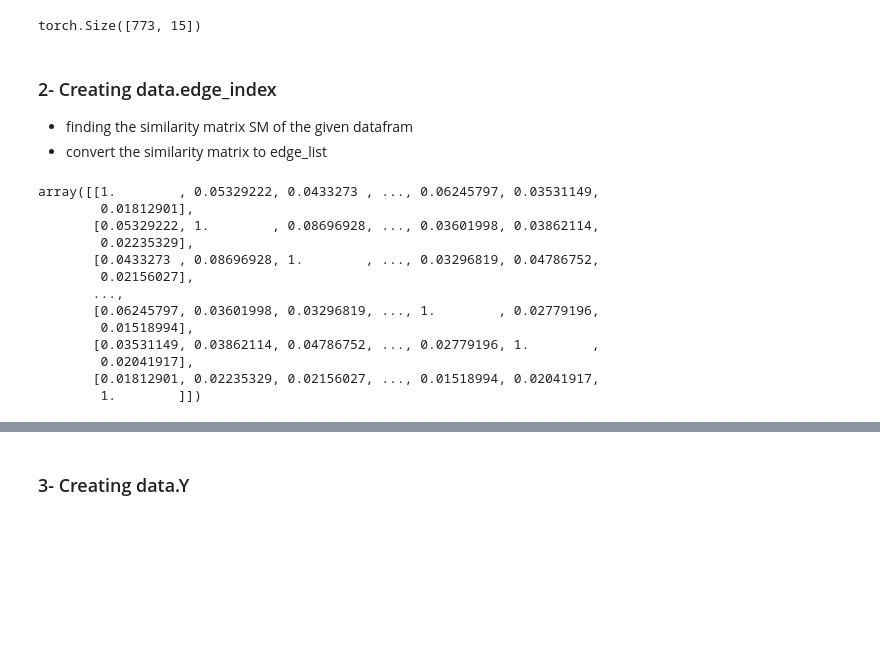
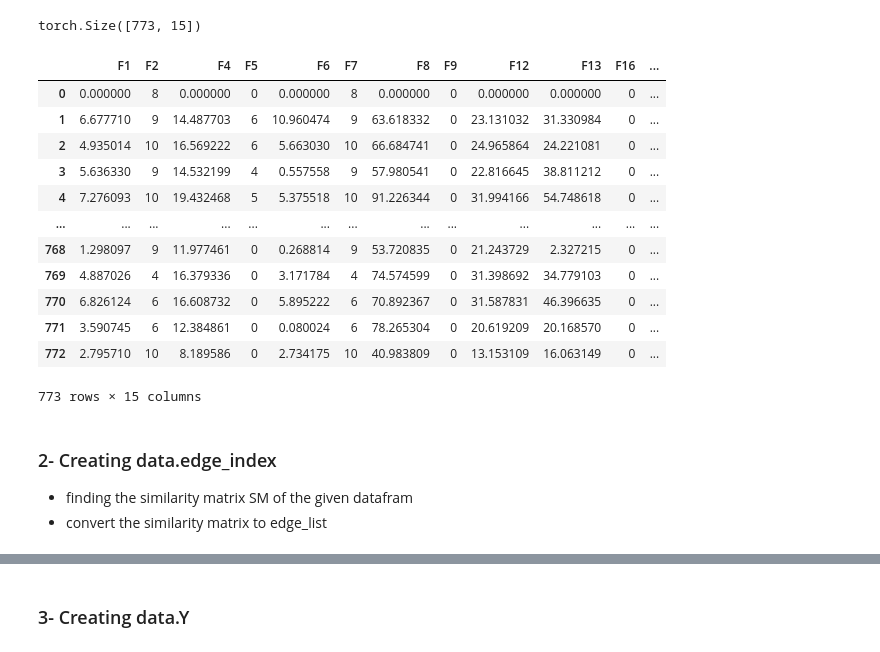
Before and after one commit to almusawiaf/PSG-SAGEConv, a Jupyter notebook: PSG_GNN.ipynb, the cells around one changed output, grey strips where cells are left out. Drawn from its saved outputs; the diff is of its cells as text; code cells hidden in the pictures; blank space fills up the shorter version.

```diff
--- a/PSG_GNN.ipynb
+++ b/PSG_GNN.ipynb
@@ -61,5 +61,5 @@ def split_mask(n, tr=0.8, vl=0.1, ts=0.1):
 # %% [markdown]
 # Reading Lung dataset
 # %%
-path = 'E:\VCU 2023\PSN Patient Similarity Network\GraphAugmentation'
-original_lung = pd.read_csv(f'{path}/data/Lung/numerical.csv', index_col=0)
+original_lung = pd.read_csv(f'data/raw/numerical.csv', index_col=0)
+original_lung
@@ -75,6 +89,7 @@ Lung = dropping_cols(Lung)
 
 # Imputing the NaN values to the mean
 features_to_impute = [i for i in list(Lung.columns) if i not in ['F11', 'F20','F21','F22']]
-print(features_to_impute)
-Lung[features_to_impute] = Lung[features_to_impute].fillna(Lung[features_to_impute].mean())
-Lung.to_csv('data/raw/Lung.csv')
+# print(features_to_impute)
+# Lung[features_to_impute] = Lung[features_to_impute].fillna(Lung[features_to_impute].mean())
+Lung[features_to_impute] = Lung[features_to_impute].fillna(0)
+# Lung.to_csv('data/raw/Lung.csv')
@@ -104,24 +117,23 @@ X[0]
 X = X.to(torch.float32)
 # %% [output]
 torch.Size([773, 15])
+# %%
+df
+# %% [output]
+|  | F1 | F2 | F4 | F5 | F6 | F7 | F8 | F9 | F12 | F13 | F16 | ... |
+| 0 | 0.000000 | 8 | 0.000000 | 0 | 0.000000 | 8 | 0.000000 | 0 | 0.000000 | 0.000000 | 0 | ... |
+| 1 | 6.677710 | 9 | 14.487703 | 6 | 10.960474 | 9 | 63.618332 | 0 | 23.131032 | 31.330984 | 0 | ... |
+| 2 | 4.935014 | 10 | 16.569222 | 6 | 5.663030 | 10 | 66.684741 | 0 | 24.965864 | 24.221081 | 0 | ... |
+| 3 | 5.636330 | 9 | 14.532199 | 4 | 0.557558 | 9 | 57.980541 | 0 | 22.816645 | 38.811212 | 0 | ... |
+| 4 | 7.276093 | 10 | 19.432468 | 5 | 5.375518 | 10 | 91.226344 | 0 | 31.994166 | 54.748618 | 0 | ... |
+| ... | ... | ... | ... | ... | ... | ... | ... | ... | ... | ... | ... | ... |
+| 768 | 1.298097 | 9 | 11.977461 | 0 | 0.268814 | 9 | 53.720835 | 0 | 21.243729 | 2.327215 | 0 | ... |
+| 769 | 4.887026 | 4 | 16.379336 | 0 | 3.171784 | 4 | 74.574599 | 0 | 31.398692 | 34.779103 | 0 | ... |
+| 770 | 6.826124 | 6 | 16.608732 | 0 | 5.895222 | 6 | 70.892367 | 0 | 31.587831 | 46.396635 | 0 | ... |
+| 771 | 3.590745 | 6 | 12.384861 | 0 | 0.080024 | 6 | 78.265304 | 0 | 20.619209 | 20.168570 | 0 | ... |
+| 772 | 2.795710 | 10 | 8.189586 | 0 | 2.734175 | 10 | 40.983809 | 0 | 13.153109 | 16.063149 | 0 | ... |
+773 rows × 15 columns
 # %% [markdown]
 ### 2- Creating data.edge_index
 + finding the similarity matrix SM of the given datafram
 + convert the similarity matrix to edge_list
-# %%
-SM = pd.DataFrame(1/(1 + squareform(pdist(df, 'euclidean'))), index=df.index, columns=df.index).values
-SM
-# %% [output]
-array([[1.        , 0.05329222, 0.0433273 , ..., 0.06245797, 0.03531149,
-        0.01812901],
-       [0.05329222, 1.        , 0.08696928, ..., 0.03601998, 0.03862114,
-        0.02235329],
-       [0.0433273 , 0.08696928, 1.        , ..., 0.03296819, 0.04786752,
-        0.02156027],
-       ...,
-       [0.06245797, 0.03601998, 0.03296819, ..., 1.        , 0.02779196,
-        0.01518994],
-       [0.03531149, 0.03862114, 0.04786752, ..., 0.02779196, 1.        ,
-        0.02041917],
-       [0.01812901, 0.02235329, 0.02156027, ..., 0.01518994, 0.02041917,
-        1.        ]])
```
Also changed, not shown: parts of 12 cells of this notebook, 12 other files.
